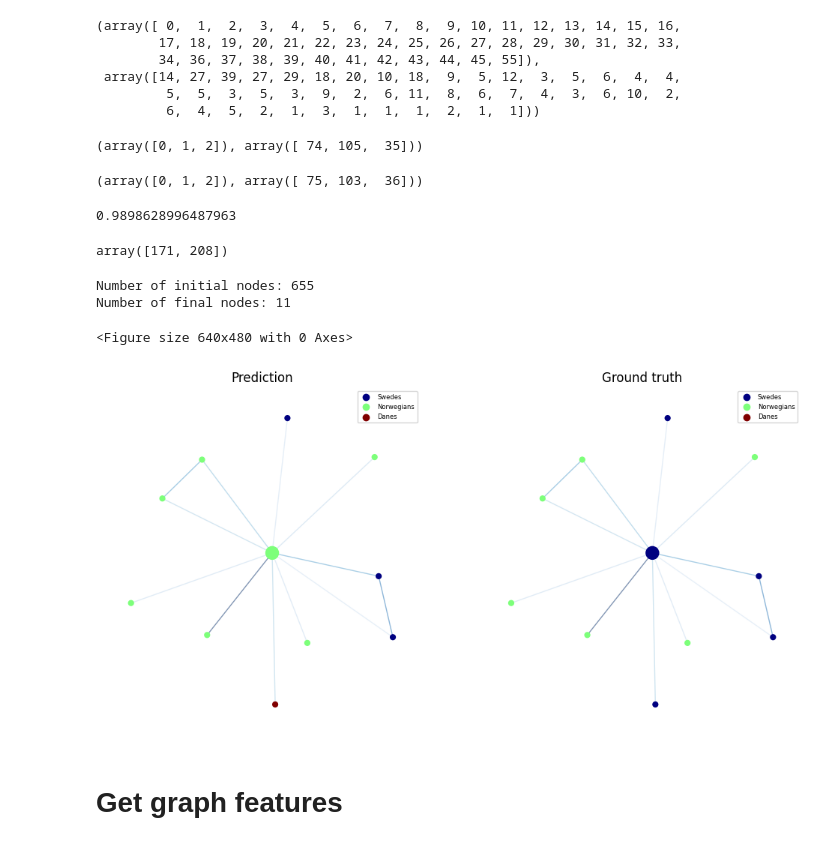
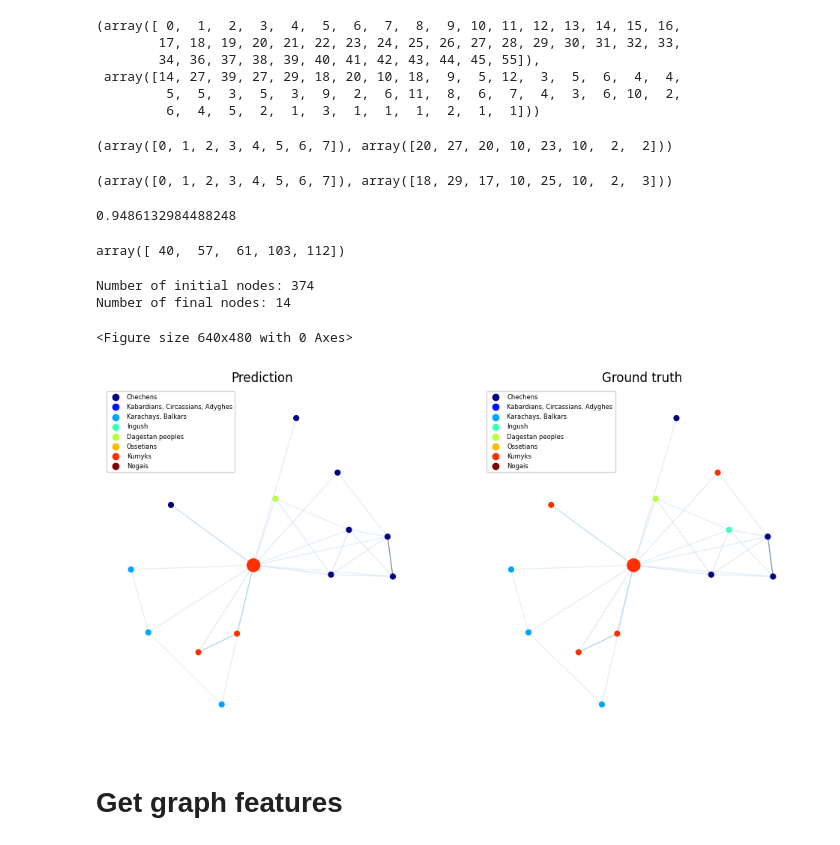
Before and after one commit to Genomics-HSE/AncestryGNN, a Jupyter notebook: notebooks/genlink_usage.ipynb, the cells around one changed output. Saved outputs shown, nothing was run; the diff lists cells and outputs as text; code cells hidden in the pictures.

```diff
--- a/notebooks/genlink_usage.ipynb
+++ b/notebooks/genlink_usage.ipynb
@@ -78,7 +78,7 @@ val_nodes = [301,485,362,514,521,491,630,574,0,599,426,425,2,419,343,339,450,330
 dp.generate_random_train_valid_test_nodes(0.6, 0.2, 0.2, 42)
 # dp.load_train_valid_test_nodes(np.array(train_nodes), np.array(val_nodes), np.array(test_nodes), 'numpy')
 dp.make_train_valid_test_datasets_with_numba('one_hot', 'homogeneous', 'multiple', 'multiple', 'check_predictions')
-trainer = Trainer(dp, TAGConv_3l_512h_w_k3, 0.0001, 5e-5, torch.nn.CrossEntropyLoss, 10, "/home/ashmelev/looking_at_predictions_from_gnn", 2, 20, feature_type='one_hot', train_iterations_per_sample=100, evaluation_steps=10, save_model_in_ram=True)
+trainer = Trainer(dp, SAGEConv_3l_512h, 0.0001, 5e-5, torch.nn.CrossEntropyLoss, 10, "/home/ashmelev/looking_at_predictions_from_gnn", 2, 20, feature_type='one_hot', train_iterations_per_sample=100, evaluation_steps=10, save_model_in_ram=True)
 trainer.run()
 # %% [output]
 Isolated val node found! Restart with different seed or this node will be ignored.
@@ -221,28 +215,28 @@ for i in range(len(dp.array_of_graphs_for_testing)):
 # %%
 np.unique(total_preds, return_counts=True)
 # %% [output]
-(array([0, 1, 2]), array([ 74, 105,  35]))
+(array([0, 1, 2, 3, 4, 5, 6, 7]), array([20, 27, 20, 10, 23, 10,  2,  2]))
 # %%
 np.unique(total_ground_truth, return_counts=True)
 # %% [output]
-(array([0, 1, 2]), array([ 75, 103,  36]))
+(array([0, 1, 2, 3, 4, 5, 6, 7]), array([18, 29, 17, 10, 25, 10,  2,  3]))
 # %%
 f1_score(total_ground_truth, total_preds, average='macro')
 # %% [output]
-0.9898628996487963
+0.9486132984488248
 # %%
 np.arange(len(dp.array_of_graphs_for_testing))[~(np.array(total_ground_truth) == np.array(total_preds))]
 # %% [output]
-array([171, 208])
+array([ 40,  57,  61, 103, 112])
 # %%
-itm = 208
+itm = 101 # 101
 visualize_predictions(trainer.model.to('cpu'), dp.array_of_graphs_for_testing[itm], dp,
                       use_component=False)
 # %% [output]
-Number of initial nodes: 655
-Number of final nodes: 11
+Number of initial nodes: 374
+Number of final nodes: 14
 <Figure size 640x480 with 0 Axes>
-[figure, old version]
+[figure, new version]
 # %% [markdown]
 # Get graph features
 # %%
```
Also changed, not shown: parts of 2 cells of this notebook, 2 other files.
